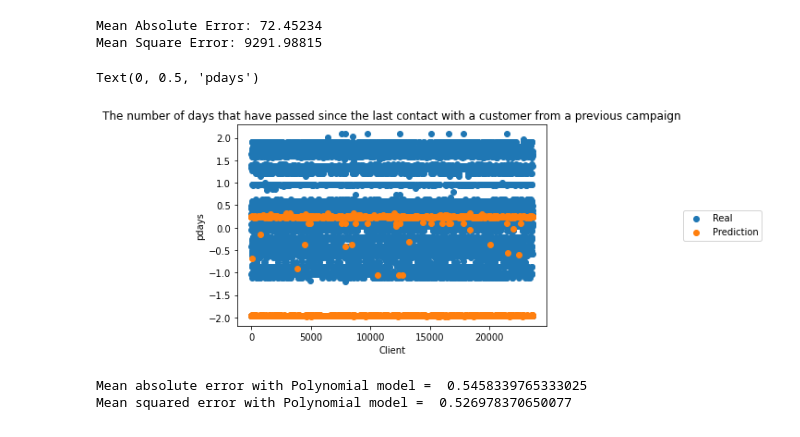
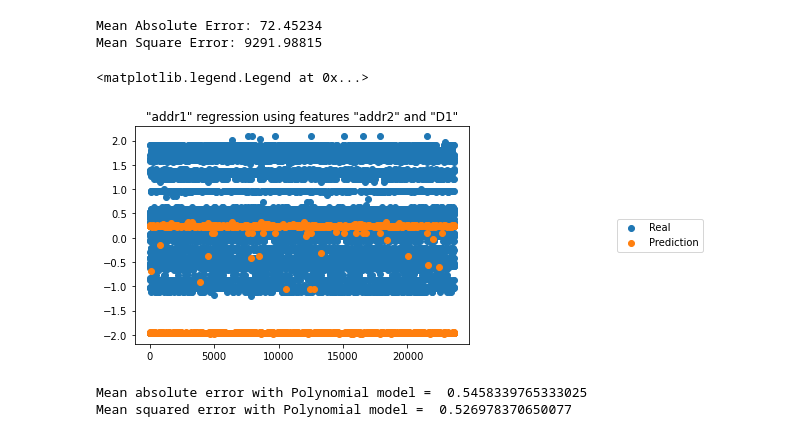
Before and after one commit to glcanvas/data-analysis, a Jupyter notebook: lab_2_statistics.ipynb, the cells around one changed output. Saved outputs shown, nothing was run; the diff lists cells and outputs as text; code cells hidden in the pictures.

```diff
--- a/lab_2_statistics.ipynb
+++ b/lab_2_statistics.ipynb
@@ -295,15 +295,13 @@ y_pred_poly = reg.predict(X_test_new)
 X_new_poly = poly.fit_transform(X_new)
 y_pred_poly_all = reg.predict(X_new_poly)
 # %%
-plt.scatter([i for i in range(len(X_test))], y_test, label = u'Real')
-plt.scatter([i for i in range(len(X_test))], y_pred_poly, label = u'Prediction')
-plt.title(u'The number of days that have passed since the last contact with a customer from a previous campaign')
+plt.scatter([i for i in range(len(X_test_new))], y_test, label = u'Real')
+plt.scatter([i for i in range(len(X_test_new))], y_pred_poly, label = u'Prediction')
+plt.title('"addr1" regression using features "addr2" and "D1"')
 plt.legend(loc="center right",borderaxespad=0.1, bbox_to_anchor=(1.7, 0.5))
-plt.xlabel(u'Client')
-plt.ylabel('pdays')
 # %% [output]
-Text(0, 0.5, 'pdays')
+<matplotlib.legend.Legend at 0x...>
-[figure, old version]
+[figure, new version]
 # %%
 mae_poly = mean_absolute_error(y_test, y_pred_poly)
 mse_poly = mean_squared_error(y_test, y_pred_poly)
```
Also changed, not shown: parts of 8 cells of this notebook.
